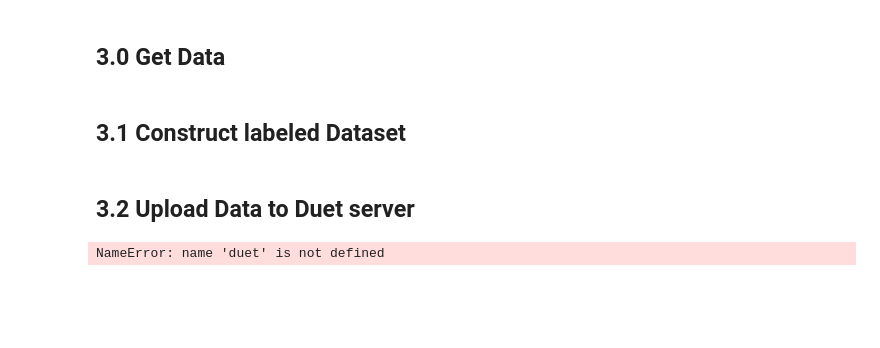
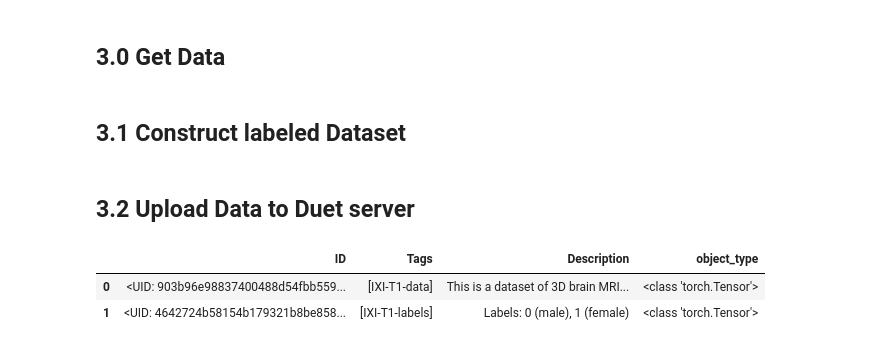
Before and after one commit to felixpeters/privacy-ml, a Jupyter notebook: monai_testing/Data_Owner_3D_BrainMRI_Classification.ipynb, the cells around one changed output. Saved outputs shown, nothing was run; the diff lists cells and outputs as text; code cells hidden in the pictures; blank space fills up the shorter version.

```diff
--- a/monai_testing/Data_Owner_3D_BrainMRI_Classification.ipynb
+++ b/monai_testing/Data_Owner_3D_BrainMRI_Classification.ipynb
@@ -97,4 +102,6 @@ data_tensor = data_tensor.send(duet, searchable=True)
 # %%
-duet.store
+duet.store.pandas
 # %% [output]
-NameError: name 'duet' is not defined
+|  | ID | Tags | Description | object_type |
+| 0 | <UID: 903b96e98837400488d54fbb559... | [IXI-T1-data] | This is a dataset of 3D brain MRI... | <class 'torch.Tensor'> |
+| 1 | <UID: 4642724b58154b179321b8be858... | [IXI-T1-labels] | Labels: 0 (male), 1 (female) | <class 'torch.Tensor'> |
```
Also changed, not shown: parts of 5 cells of this notebook, 5 other files.
